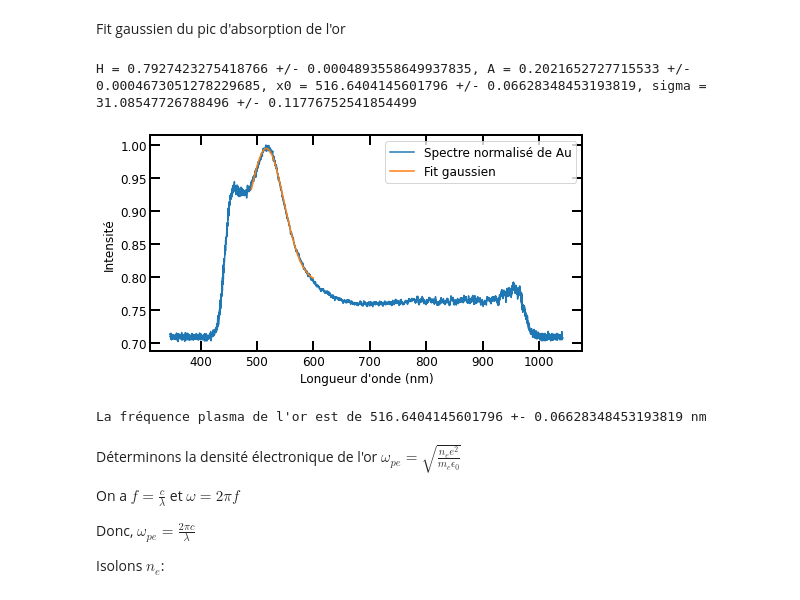
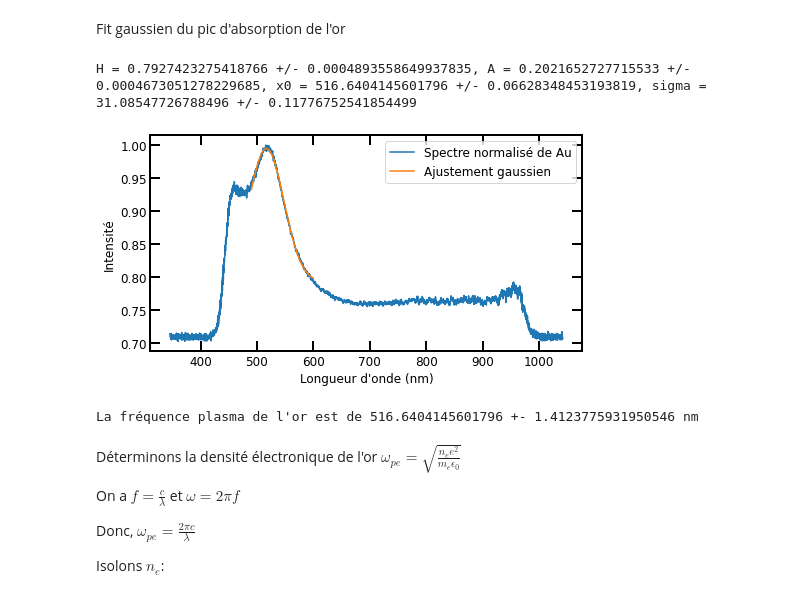
Before and after one commit to pierrotlamontagne/Github-labo-3, a Jupyter notebook: ABS/Analyse.ipynb, the cells around one changed output. Cells and saved outputs as stored; diff of their text form; code cells hidden in the pictures.

```diff
--- a/ABS/Analyse.ipynb
+++ b/ABS/Analyse.ipynb
@@ -193,26 +193,26 @@ Fit gaussien du pic d'absorption de l'or
 # %%
 counts_or_norm = counts_or_calib/counts_or_brute
 counts_or_norm /= np.max(counts_or_norm)
 
 p0 = [1.2, 1.4, 520, 3] #Initial guess
 idebut, ifin = find_nearest(lamda,490), find_nearest(lamda,600)
 gauss_or, p_opt, p_err = fit_gaussien(lamda[idebut:ifin], counts_or_norm[idebut:ifin], p0 = p0)
 
 # #Plotting
 beau_graphique()
 
 plt.plot(lamda, counts_or_norm, label = "Spectre normalisé de Au")
-plt.plot(lamda[idebut:ifin], gauss_or, label = "Fit gaussien")
+plt.plot(lamda[idebut:ifin], gauss_or, label = "Ajustement gaussien")
 plt.xlabel("Longueur d'onde (nm)")
 plt.ylabel("Intensité")
 plt.legend()
 plt.show()
-
-print("La fréquence plasma de l'or est de {} +- {} nm".format(p_opt[2], p_err[2]))
+inc_lamda = erreur_lambda(p_opt[2])
+print("La fréquence plasma de l'or est de {} +- {} nm".format(p_opt[2], inc_lamda))
 # %% [output]
 H = 0.7927423275418766 +/- 0.0004893558649937835, A = 0.2021652727715533 +/- 0.0004673051278229685, x0 = 516.6404145601796 +/- 0.06628348453193819, sigma = 31.08547726788496 +/- 0.11776752541854499
-[figure, old version]
+[figure, new version]
-La fréquence plasma de l'or est de 516.6404145601796 +- 0.06628348453193819 nm
+La fréquence plasma de l'or est de 516.6404145601796 +- 1.4123775931950546 nm
 # %% [markdown]
 Déterminons la densité électronique de l'or
 $\omega_{pe} = \sqrt{\frac{n_e e^2}{m_e \epsilon_0}}$
```
Also changed, not shown: parts of 11 cells of this notebook.
